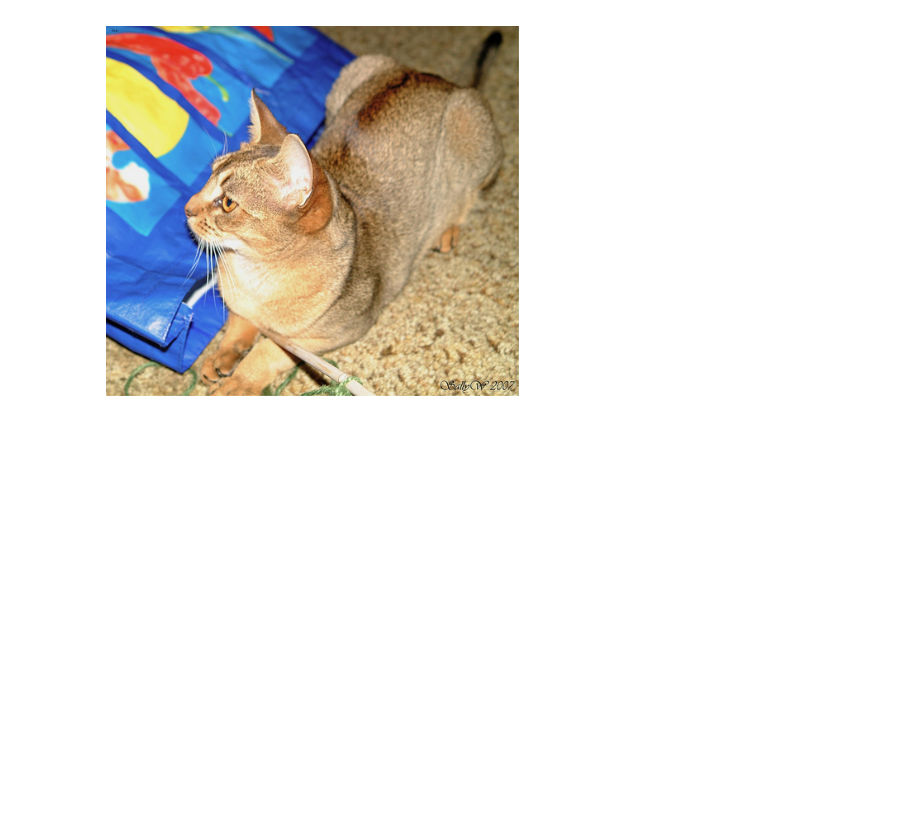
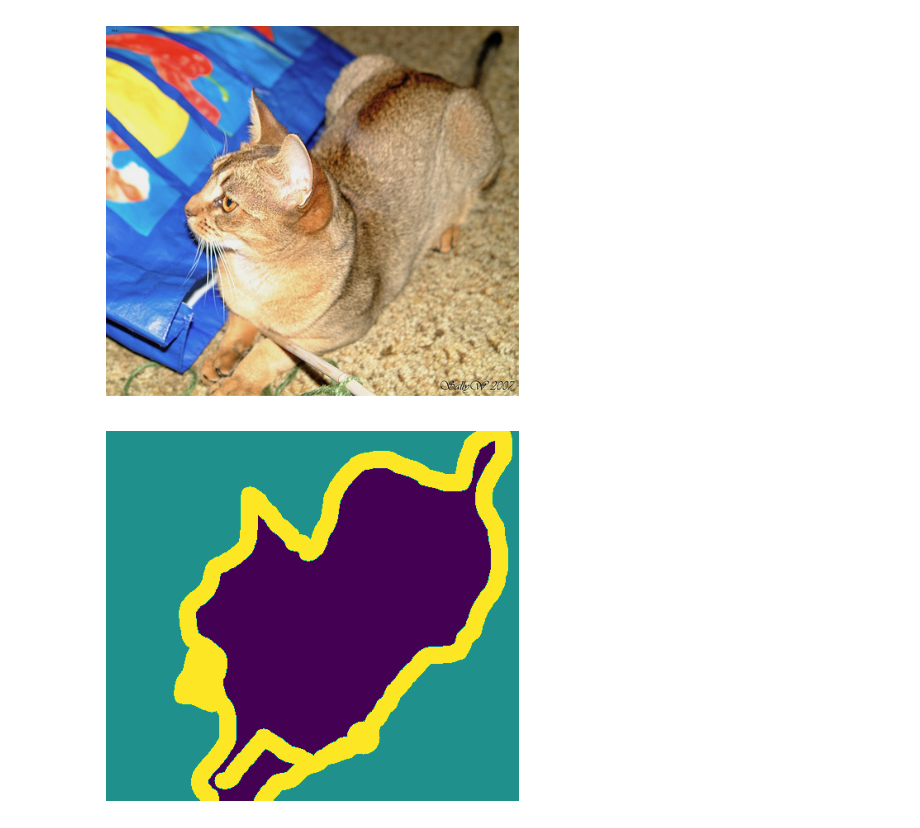
Before and after one commit to Hot-KimChi/Colab_Notebook, a Jupyter notebook: 9_1_3EA_computer_vision.ipynb, the cells around one changed output. Drawn from its saved outputs; the diff is of its cells as text; code cells hidden in the pictures; blank space fills up the shorter version.

```diff
--- a/9_1_3EA_computer_vision.ipynb
+++ b/9_1_3EA_computer_vision.ipynb
@@ -109,7 +120,7 @@ input_img_paths = sorted(
         if fname.endswith('.jpg')
     ])
 
-target_img_paths = sorted(
+target_paths = sorted(
     [
         os.path.join(target_dir, fname) for fname in os.listdir(target_dir)
         if fname.endswith('.png') and not fname.startswith('.')
@@ -125,3 +136,13 @@ plt.imshow(load_img(input_img_paths[9]))
 # %% [output]
 <matplotlib.image.AxesImage at 0x...>
 [figure]
+# %%
+def display_target(target_array):
+    normalized_array = (target_array.astype('uint8')-1) * 127
+    plt.axis('off')
+    plt.imshow(normalized_array[:, :, 0])
+
+img = img_to_array(load_img(target_paths[9], color_mode='grayscale'))
+display_target(img)
+# %% [output]
+[figure, added]
```
Also changed, not shown: parts of 7 cells of this notebook.
